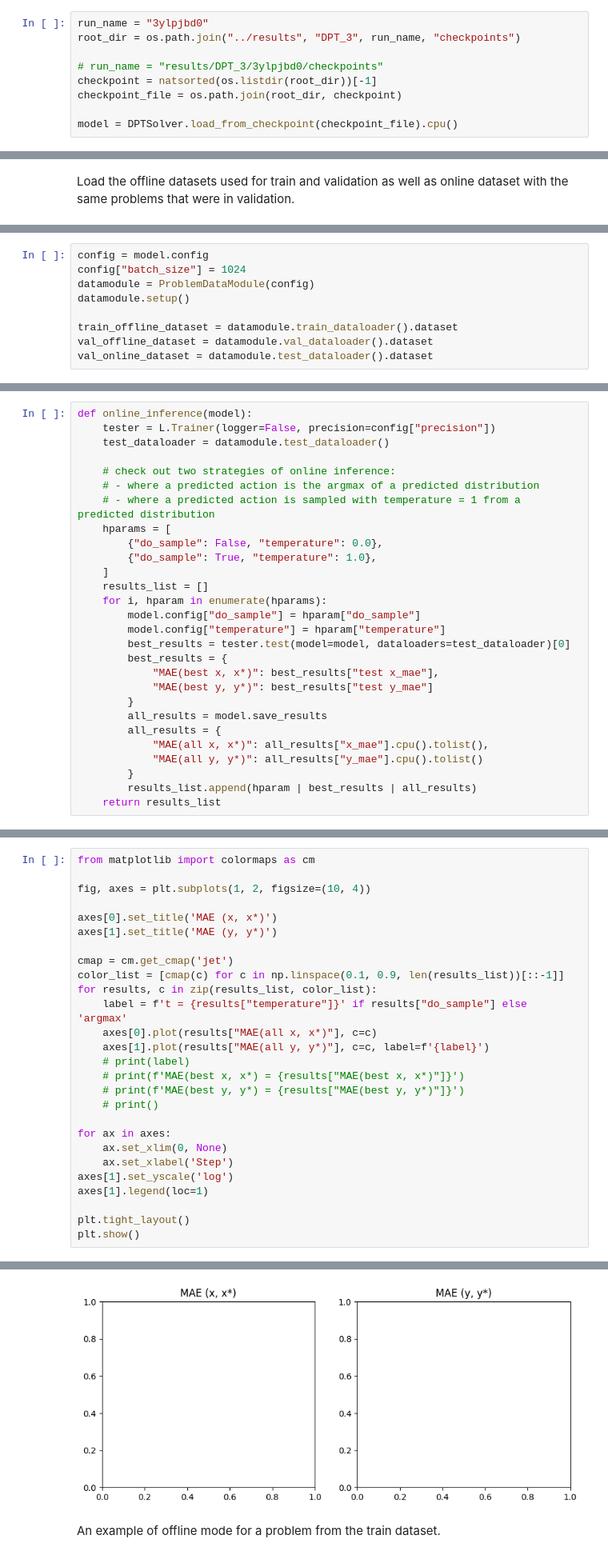
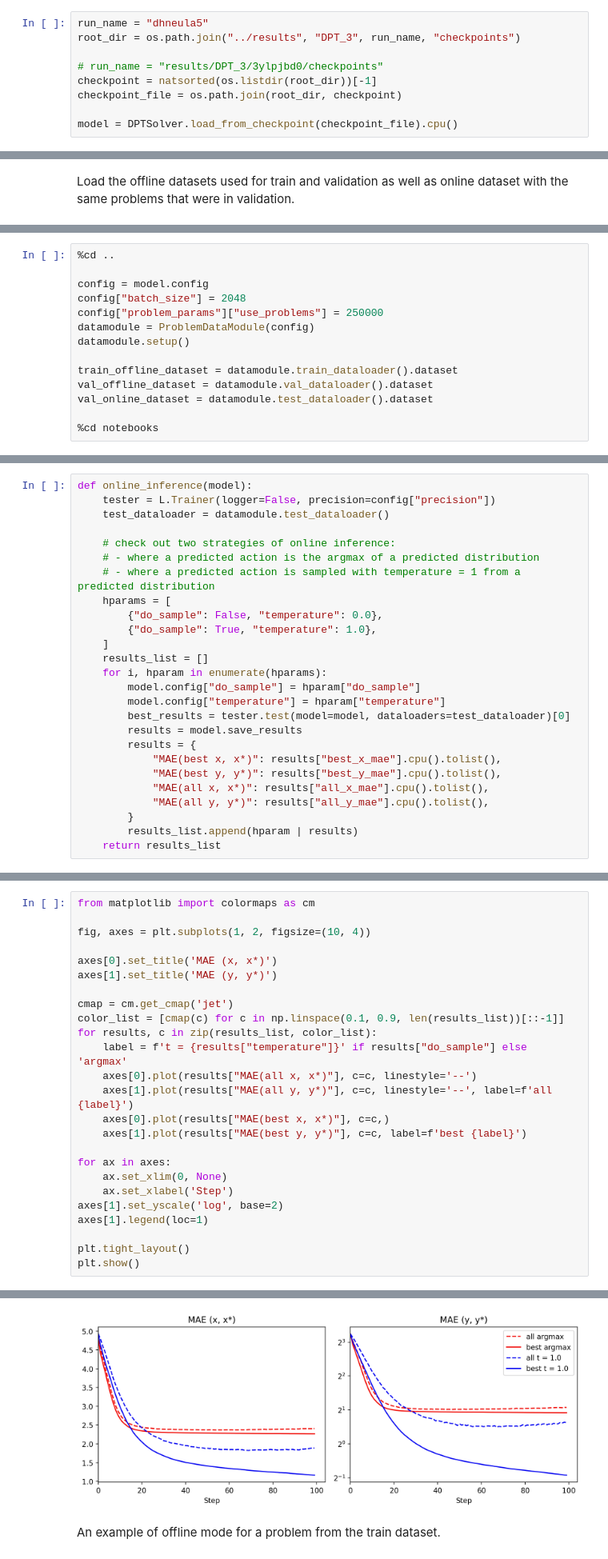
Before and after one commit to anabatsh/GreyBoxDPTOptimizer, a Jupyter notebook: notebooks/test.ipynb, the cells around one changed output, grey strips where cells are left out. Shown at 80% size. Saved outputs shown, nothing was run; the diff lists cells and outputs as text.

Commit message:
batched inference

```diff
--- a/notebooks/test.ipynb
+++ b/notebooks/test.ipynb
@@ -16,5 +19,5 @@ Load checkpoints
 # %%
-run_name = "3ylpjbd0"
+run_name = "dhneula5"
 root_dir = os.path.join("../results", "DPT_3", run_name, "checkpoints")
 
 # run_name = "results/DPT_3/3ylpjbd0/checkpoints"
@@ -35,9 +34,14 @@ Load the offline datasets used for train and validation as well as online datase
 # %%
+%cd ..
+
 config = model.config
-config["batch_size"] = 1024
+config["batch_size"] = 2048
+config["problem_params"]["use_problems"] = 250000
 datamodule = ProblemDataModule(config)
 datamodule.setup()
 
 train_offline_dataset = datamodule.train_dataloader().dataset
 val_offline_dataset = datamodule.val_dataloader().dataset
 val_online_dataset = datamodule.test_dataloader().dataset
+
+%cd notebooks
@@ -82,14 +65,12 @@ def online_inference(model):
         model.config["do_sample"] = hparam["do_sample"]
         model.config["temperature"] = hparam["temperature"]
         best_results = tester.test(model=model, dataloaders=test_dataloader)[0]
-        best_results = {
-            "MAE(best x, x*)": best_results["test x_mae"],
-            "MAE(best y, y*)": best_results["test y_mae"]
+        results = model.save_results
+        results = {
+            "MAE(best x, x*)": results["best_x_mae"].cpu().tolist(),
+            "MAE(best y, y*)": results["best_y_mae"].cpu().tolist(),
+            "MAE(all x, x*)": results["all_x_mae"].cpu().tolist(),
+            "MAE(all y, y*)": results["all_y_mae"].cpu().tolist(),
         }
-        all_results = model.save_results
-        all_results = {
-            "MAE(all x, x*)": all_results["x_mae"].cpu().tolist(),
-            "MAE(all y, y*)": all_results["y_mae"].cpu().tolist()
-        }
-        results_list.append(hparam | best_results | all_results)
+        results_list.append(hparam | results)
     return results_list
@@ -116,17 +100,15 @@ cmap = cm.get_cmap('jet')
 color_list = [cmap(c) for c in np.linspace(0.1, 0.9, len(results_list))[::-1]]
 for results, c in zip(results_list, color_list):
     label = f't = {results["temperature"]}' if results["do_sample"] else 'argmax'
-    axes[0].plot(results["MAE(all x, x*)"], c=c)
-    axes[1].plot(results["MAE(all y, y*)"], c=c, label=f'{label}')
-    # print(label)
-    # print(f'MAE(best x, x*) = {results["MAE(best x, x*)"]}')
-    # print(f'MAE(best y, y*) = {results["MAE(best y, y*)"]}')
-    # print()
+    axes[0].plot(results["MAE(all x, x*)"], c=c, linestyle='--')
+    axes[1].plot(results["MAE(all y, y*)"], c=c, linestyle='--', label=f'all {label}')
+    axes[0].plot(results["MAE(best x, x*)"], c=c,)
+    axes[1].plot(results["MAE(best y, y*)"], c=c, label=f'best {label}')
 
 for ax in axes:
     ax.set_xlim(0, None)
     ax.set_xlabel('Step')
-axes[1].set_yscale('log')
+axes[1].set_yscale('log', base=2)
 axes[1].legend(loc=1)
 
 plt.tight_layout()
@@ -136,4 +117,4 @@ NameError: name 'results_list' is not defined
-[figure, old version]
+[figure, new version]
 # %% [markdown]
 An example of offline mode for a problem from the train dataset.
 # %%
```
Also changed, not shown: parts of 17 cells of this notebook, 3 other files.
